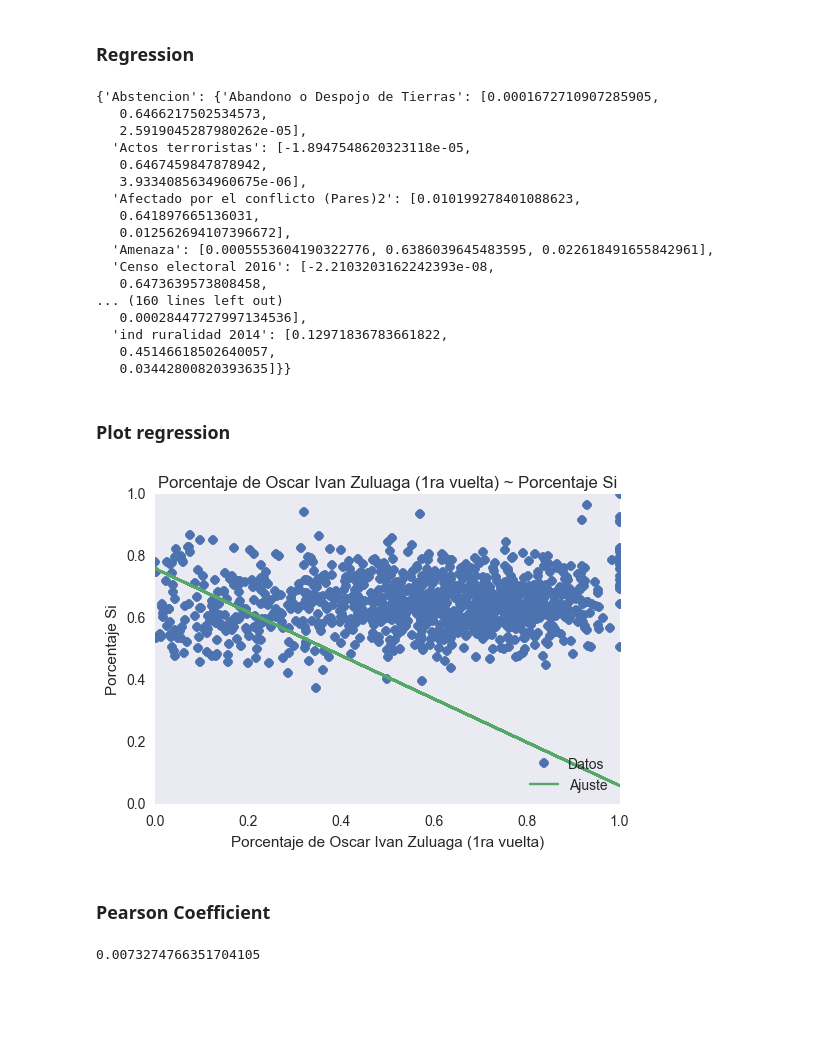
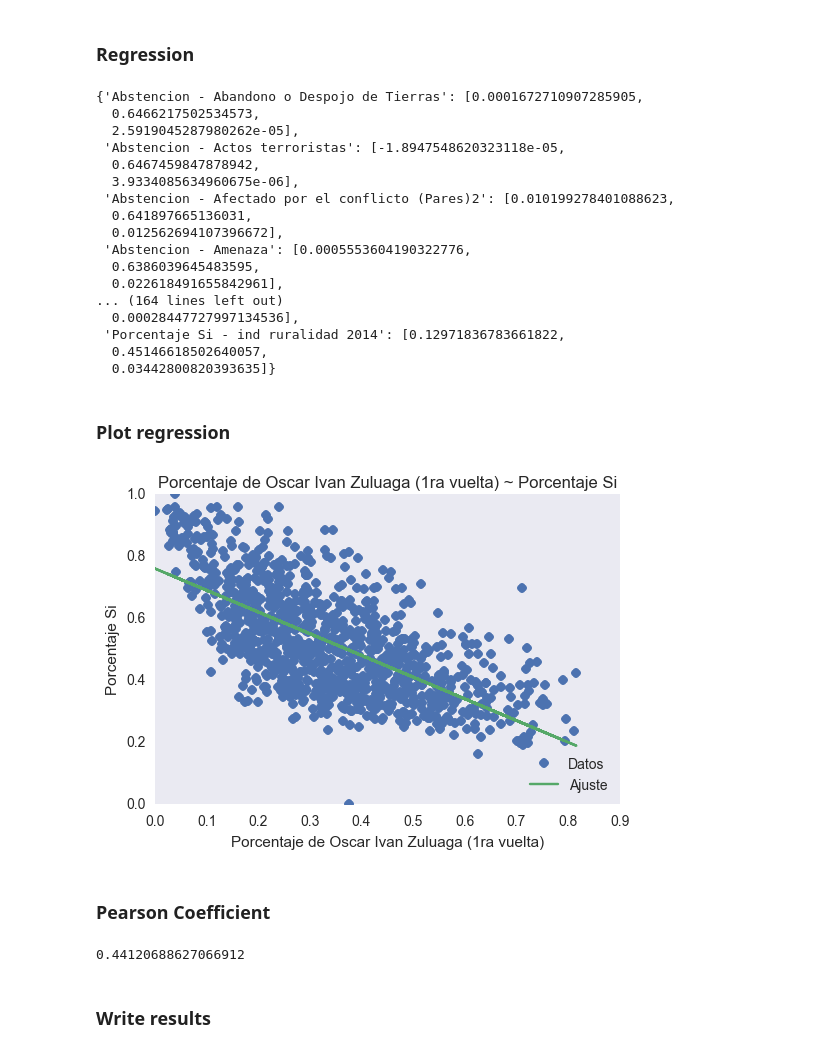
Before and after one commit to mvanegas10/Plebiscito-Colombia-2016, a Jupyter notebook: regresion.ipynb, the cells around one changed output. Saved outputs shown, nothing was run; the diff lists cells and outputs as text; code cells hidden in the pictures; blank space fills up the shorter version.

Commit message:
Writing results

```diff
--- a/regresion.ipynb
+++ b/regresion.ipynb
@@ -51,7 +51,7 @@ municipios.plot(kind='scatter', x='Porcentaje de Oscar Ivan Zuluaga (1ra vuelta)
 # %% [markdown]
 ### Regression
 # %%
-results = {'Porcentaje No':{},'Porcentaje Si':{},'Abstencion':{}}
+results = {}
 for i in range(len(variables)):
     for j in range(len(comparacion)):
         variable = str(variables[i])
@@ -74,42 +74,44 @@ for i in range(len(variables)):
             sigmay=np.sqrt(sumy2/n - promy**2)
             sigmaxy=sumxy/n - promx*promy
             R2= (sigmaxy/(sigmax*sigmay))**2
-            results[comparador][variable] = [m,b,R2]
+            results[comparador + " - " + variable] = [m,b,R2]
 results
 # %% [output]
-{'Abstencion': {'Abandono o Despojo de Tierras': [0.0001672710907285905,
-   0.6466217502534573,
-   2.5919045287980262e-05],
-  'Actos terroristas': [-1.8947548620323118e-05,
-   0.6467459847878942,
-   3.9334085634960675e-06],
-  'Afectado por el conflicto (Pares)2': [0.010199278401088623,
-   0.641897665136031,
-   0.012562694107396672],
-  'Amenaza': [0.0005553604190322776, 0.6386039645483595, 0.022618491655842961],
-  'Censo electoral 2016': [-2.2103203162242393e-08,
-   0.6473639573808458,
-... (160 lines left out)
-   0.00028447727997134536],
-  'ind ruralidad 2014': [0.12971836783661822,
-   0.45146618502640057,
-   0.03442800820393635]}}
+{'Abstencion - Abandono o Despojo de Tierras': [0.0001672710907285905,
+  0.6466217502534573,
+  2.5919045287980262e-05],
+ 'Abstencion - Actos terroristas': [-1.8947548620323118e-05,
+  0.6467459847878942,
+  3.9334085634960675e-06],
+ 'Abstencion - Afectado por el conflicto (Pares)2': [0.010199278401088623,
+  0.641897665136031,
+  0.012562694107396672],
+ 'Abstencion - Amenaza': [0.0005553604190322776,
+  0.6386039645483595,
+  0.022618491655842961],
+... (164 lines left out)
+  0.00028447727997134536],
+ 'Porcentaje Si - ind ruralidad 2014': [0.12971836783661822,
+  0.45146618502640057,
+  0.03442800820393635]}
 # %% [markdown]
 ### Plot regression
 # %%
-plt.plot(np.array(municipios['Porcentaje de Oscar Ivan Zuluaga (1ra vuelta)'],np.array(municipios['Porcentaje Si'],'o', label='Datos')
-plt.plot(x, results['Porcentaje Si']['Porcentaje de Oscar Ivan Zuluaga (1ra vuelta)'][0]*x + results['Porcentaje Si']['Porcentaje de Oscar Ivan Zuluaga (1ra vuelta)'][1], label='Ajuste')
+plt.plot(np.array(municipios['Porcentaje de Oscar Ivan Zuluaga (1ra vuelta)']),np.array(municipios['Porcentaje Si']),'o', label='Datos')
+plt.plot(np.array(municipios['Porcentaje de Oscar Ivan Zuluaga (1ra vuelta)']), results['Porcentaje Si']['Porcentaje de Oscar Ivan Zuluaga (1ra vuelta)'][0]*np.array(municipios['Porcentaje de Oscar Ivan Zuluaga (1ra vuelta)']) + results['Porcentaje Si']['Porcentaje de Oscar Ivan Zuluaga (1ra vuelta)'][1], label='Ajuste')
 plt.xlabel('Porcentaje de Oscar Ivan Zuluaga (1ra vuelta)')
 plt.ylabel('Porcentaje Si')
 plt.title('Porcentaje de Oscar Ivan Zuluaga (1ra vuelta) ~ Porcentaje Si')
 plt.grid()
 plt.legend(loc=4)
 plt.show()
 # %% [output]
-[figure, old version]
+[figure, new version]
 # %% [markdown]
 ### Pearson Coefficient
 # %%
 results['Porcentaje Si']['Porcentaje de Oscar Ivan Zuluaga (1ra vuelta)'][2]
 # %% [output]
-0.0073274766351704105
+0.44120688627066912
+# %% [markdown]
+### Write results
```
Also changed, not shown: parts of 1 cell of this notebook, 1 other file.
